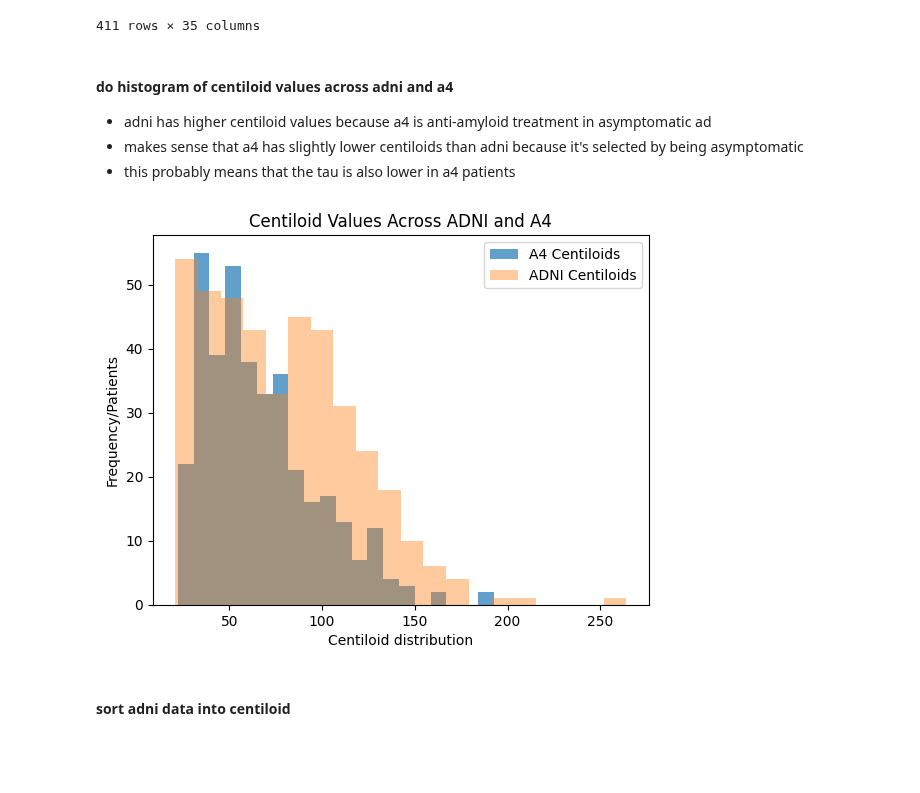
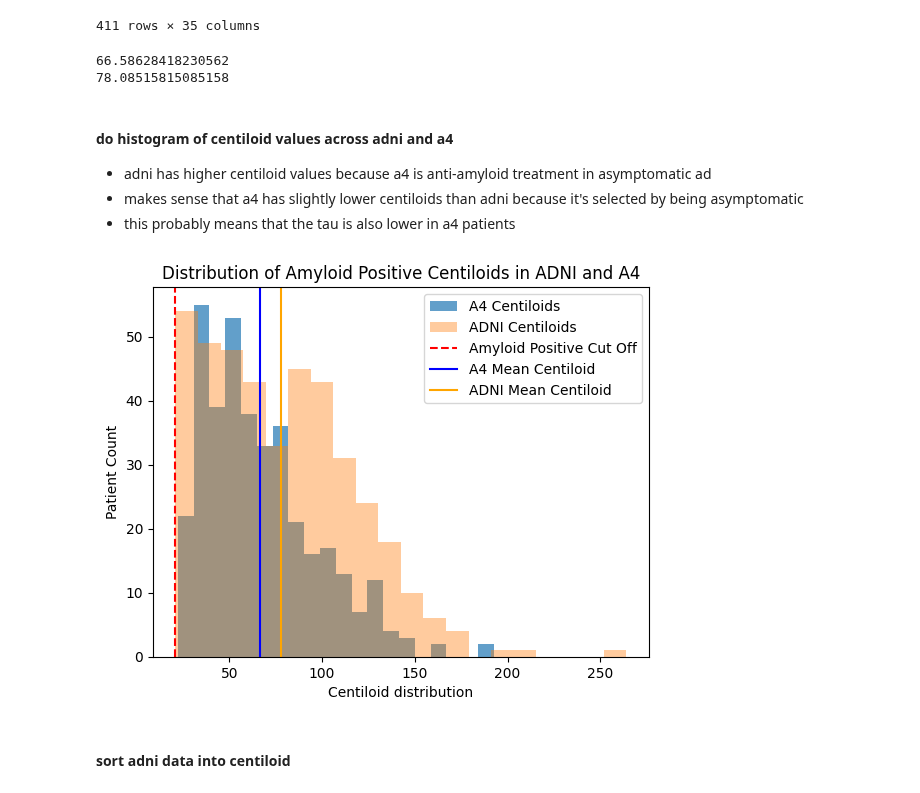
Before and after one commit to vkola-lab/jad2024, a Jupyter notebook: construct_ggm/pet_graphs/creating_quartiles.ipynb, the cells around one changed output. Drawn from its saved outputs; the diff is of its cells as text; code cells hidden in the pictures; blank space fills up the shorter version.

```diff
--- a/construct_ggm/pet_graphs/creating_quartiles.ipynb
+++ b/construct_ggm/pet_graphs/creating_quartiles.ipynb
@@ -39,6 +39,14 @@ merged_adni_at_amypos_bi_harm
 | 409 | 6581 | 1.440 | 1.186 | 1.335 | 1.343 | 1.198 | 1.284 | 1.121 | 1.414 | ... |
 | 410 | 6586 | 1.601 | 1.278 | 1.313 | 1.264 | 1.276 | 1.225 | 1.022 | 1.310 | ... |
 411 rows × 35 columns
+# %%
+mean_a4 = merged_a4_at_amypos_bi_harm['CENTILOIDS'].mean()
+mean_adni = merged_adni_at_amypos_bi_harm['CENTILOIDS'].mean()
+print(mean_a4)
+print(mean_adni)
+# %% [output]
+66.58628418230562
+78.08515815085158
 # %% [markdown]
 #### do histogram of centiloid values across adni and a4
 - adni has higher centiloid values because a4 is anti-amyloid treatment in asymptomatic ad
@@ -47,14 +55,17 @@ merged_adni_at_amypos_bi_harm
 # %%
 fig,ax = plt.subplots()
 ax.hist(merged_a4_at_amypos_bi_harm['CENTILOIDS'],bins=20,label="A4 Centiloids",alpha=.7)
 ax.hist(merged_adni_at_amypos_bi_harm['CENTILOIDS'],bins=20,label="ADNI Centiloids",alpha=.4)
 ax.set_xlabel("Centiloid distribution")
-ax.set_ylabel("Frequency/Patients")
+ax.set_ylabel("Patient Count")
+ax.axvline(x=21, color='red', linestyle='--', label='Amyloid Positive Cut Off')
+ax.axvline(x=mean_a4, color='blue', linestyle='-', label='A4 Mean Centiloid')
+ax.axvline(x=mean_adni, color='orange', linestyle='-', label='ADNI Mean Centiloid')
 ax.legend()
-plt.title("Centiloid Values Across ADNI and A4")
+plt.title("Distribution of Amyloid Positive Centiloids in ADNI and A4")
 plt.show()
 # %% [output]
-[figure, old version]
+[figure, new version]
 # %% [markdown]
 #### sort adni data into centiloid
 # %%
```
